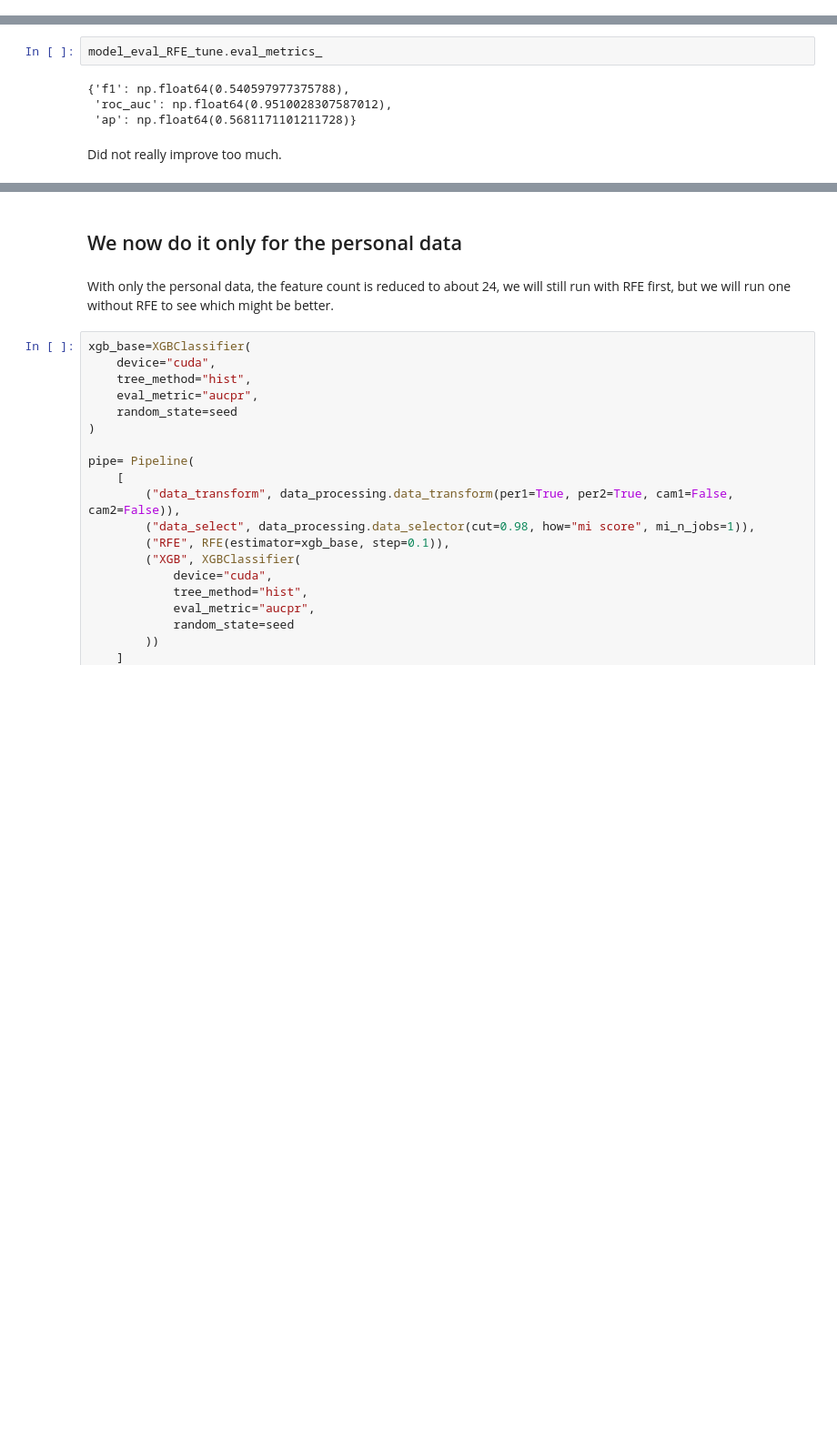
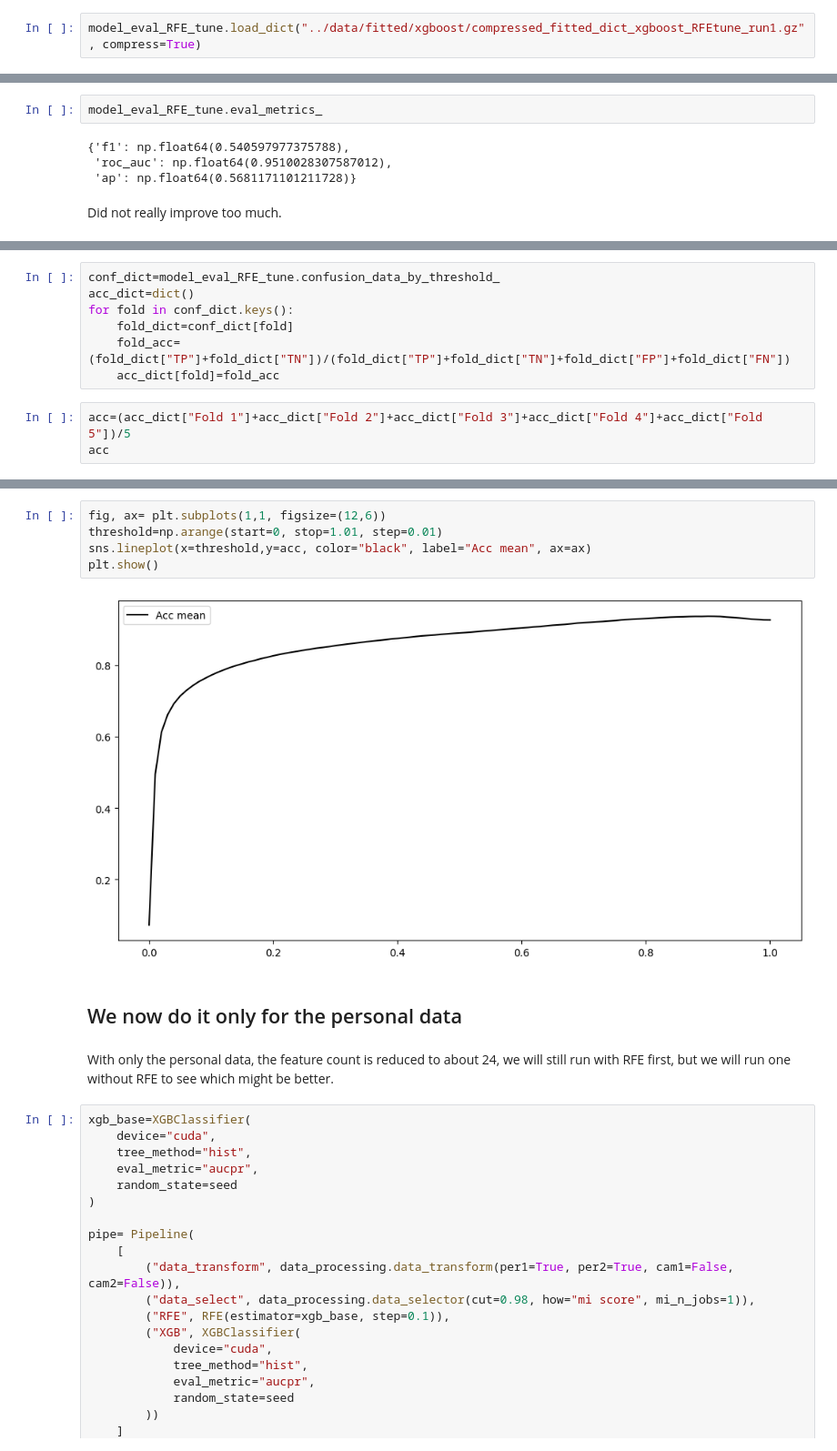
Before and after one commit to YCoeusZ/QclDQp5MOHN2Sk9K, a Jupyter notebook: note_books/xgboost.ipynb, the cells around one changed output, grey strips where cells are left out. Shown: that part at 91% size. Cells and saved outputs as stored; diff of their text form; blank space fills up the shorter version.

Commit message:
added accuracy score by threshold.

```diff
--- a/note_books/xgboost.ipynb
+++ b/note_books/xgboost.ipynb
@@ -313,3 +315,5 @@ model_eval_RFE_tune.save_dict("../data/fitted/xgboost/compressed_fitted_dict_xgb
 Data pickled
 Data compressed
 Fitted dictionary saved
+# %%
+model_eval_RFE_tune.load_dict("../data/fitted/xgboost/compressed_fitted_dict_xgboost_RFEtune_run1.gz", compress=True)
@@ -329,0 +338,10 @@ Did not really improve too much.
+# %%
+conf_dict=model_eval_RFE_tune.confusion_data_by_threshold_
+acc_dict=dict()
+for fold in conf_dict.keys():
+    fold_dict=conf_dict[fold]
+    fold_acc=(fold_dict["TP"]+fold_dict["TN"])/(fold_dict["TP"]+fold_dict["TN"]+fold_dict["FP"]+fold_dict["FN"])
+    acc_dict[fold]=fold_acc
+# %%
+acc=(acc_dict["Fold 1"]+acc_dict["Fold 2"]+acc_dict["Fold 3"]+acc_dict["Fold 4"]+acc_dict["Fold 5"])/5
+acc
@@ -330,3 +366,10 @@ Did not really improve too much.
+# %%
+fig, ax= plt.subplots(1,1, figsize=(12,6))
+threshold=np.arange(start=0, stop=1.01, step=0.01)
+sns.lineplot(x=threshold,y=acc, color="black", label="Acc mean", ax=ax)
+plt.show()
+# %% [output]
+[figure, added]
 # %% [markdown]
 ## We now do it only for the personal data
 # %% [markdown]
```
Also changed, not shown: parts of 4 cells of this notebook.
